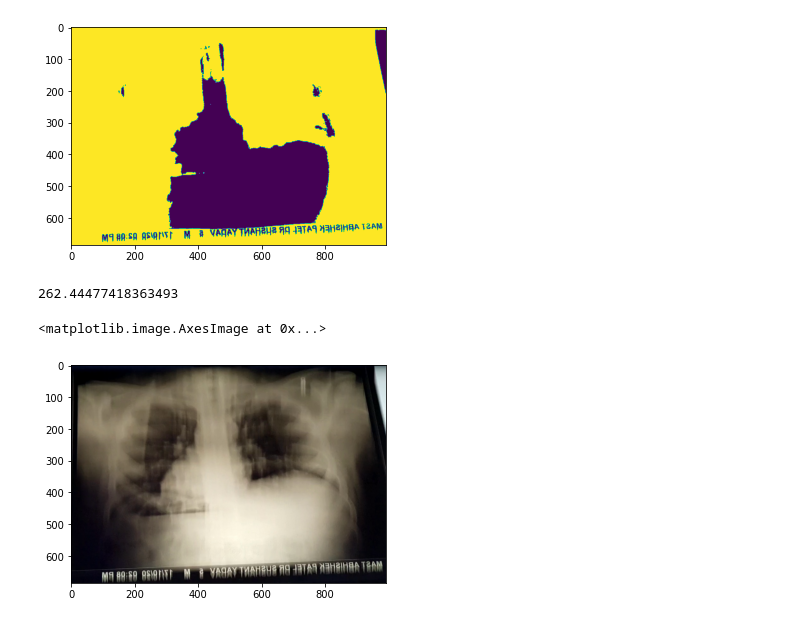
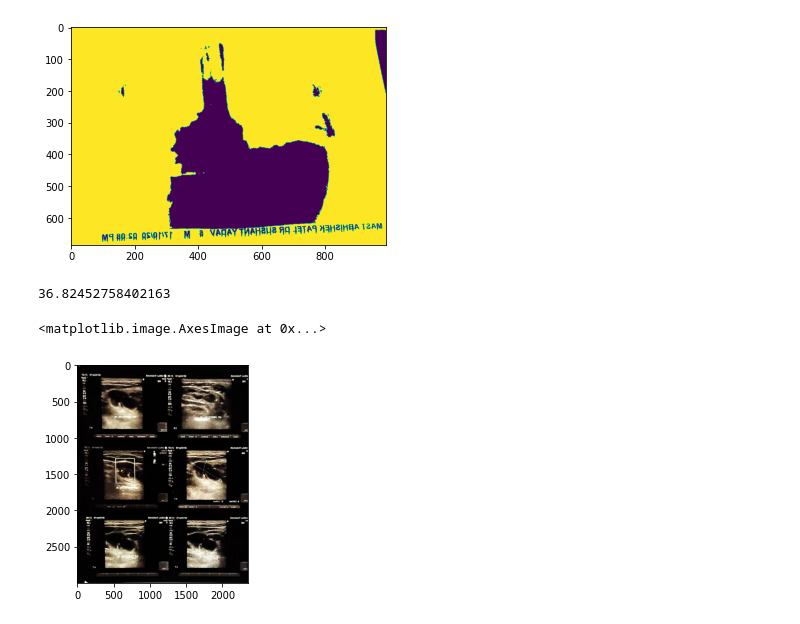
Before and after one commit to AnishPawar/X_Ray_Anonimiser, a Jupyter notebook: Omega_Testing/Blur_Corrector.ipynb, the cells around one changed output. Cells and saved outputs as stored; diff of their text form; code cells hidden in the pictures.

```diff
--- a/Omega_Testing/Blur_Corrector.ipynb
+++ b/Omega_Testing/Blur_Corrector.ipynb
@@ -60,14 +70,14 @@ plt.imshow(thresh)
 # %%
 import cv2
 import matplotlib.pyplot as plt
-img_2 = cv2.imread("X-Ray-Images/Motion_Blur.jpg")
+img_2 = cv2.imread("X-Ray-Images/Viraj_Scan1.jpg")
 
 b25 = img_2[int(img_2.shape[0]*0.93):,int(img_2.shape[1]*0.35):int(img_2.shape[1])]
 
-var = cv2.Sobel(img_2,-1,0,1).var()
+var = cv2.Sobel(img_2,-1,1,1).var()
 print(var)
 plt.imshow(img_2)
 # %% [output]
-262.44477418363493
+36.82452758402163
 <matplotlib.image.AxesImage at 0x...>
-[figure, old version]
+[figure, new version]
```
Also changed, not shown: parts of 2 cells of this notebook, 4 other files.
